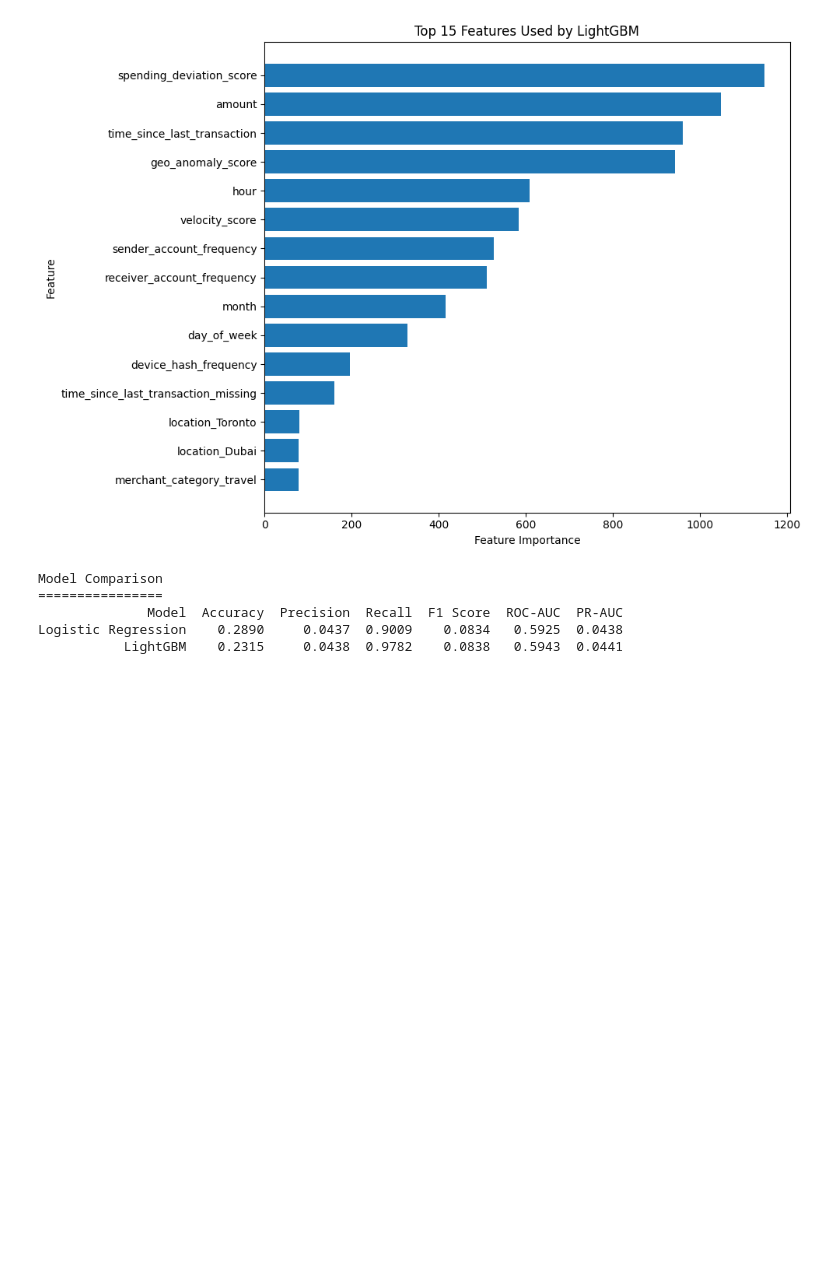
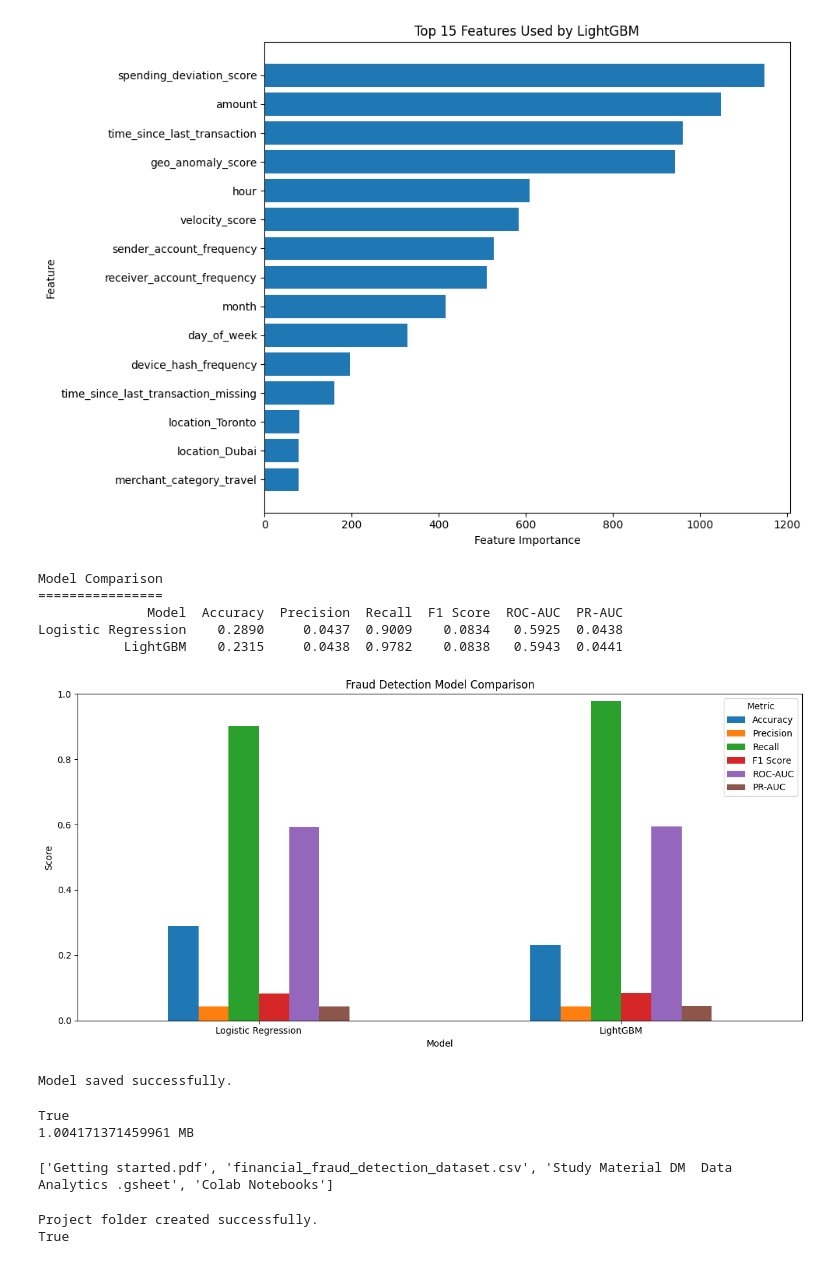
Before and after one commit to ligi-data-analytics/Real-time-financial-fraud-detection, a Jupyter notebook: 01_EDA.ipynb, the cells around one changed output. Drawn from its saved outputs; the diff is of its cells as text; code cells hidden in the pictures; blank space fills up the shorter version.

```diff
--- a/01_EDA.ipynb
+++ b/01_EDA.ipynb
@@ -1781,3 +1781,70 @@ Model Comparison
               Model  Accuracy  Precision  Recall  F1 Score  ROC-AUC  PR-AUC
 Logistic Regression    0.2890     0.0437  0.9009    0.0834   0.5925  0.0438
            LightGBM    0.2315     0.0438  0.9782    0.0838   0.5943  0.0441
+# %%
+import matplotlib.pyplot as plt
+import pandas as pd
+
+model_comparison = pd.DataFrame({
+    "Model": ["Logistic Regression", "LightGBM"],
+    "Accuracy": [0.2890, 0.2315],
+    "Precision": [0.0437, 0.0438],
+    "Recall": [0.9009, 0.9782],
+    "F1 Score": [0.0834, 0.0838],
+    "ROC-AUC": [0.5925, 0.5943],
+    "PR-AUC": [0.0438, 0.0441]
+})
+
+metrics = ["Accuracy", "Precision", "Recall", "F1 Score", "ROC-AUC", "PR-AUC"]
+
+ax = model_comparison.set_index("Model")[metrics].plot(
+    kind="bar",
+    figsize=(12, 6)
+)
+
+plt.title("Fraud Detection Model Comparison")
+plt.ylabel("Score")
+plt.xlabel("Model")
+plt.xticks(rotation=0)
+plt.ylim(0, 1)
+plt.legend(title="Metric")
+plt.tight_layout()
+
+plt.savefig("model_comparison.png", dpi=300, bbox_inches="tight")
+plt.show()
+# %% [output]
+[figure, added]
+# %%
+import joblib
+
+joblib.dump(lgbm_model, "fraud_detection_lgbm_model.pkl")
+
+print("Model saved successfully.")
+# %% [output]
+Model saved successfully.
+# %%
+import os
+
+print(os.path.exists("fraud_detection_lgbm_model.pkl"))
+print(os.path.getsize("fraud_detection_lgbm_model.pkl") / (1024 * 1024), "MB")
+# %% [output]
+True
+1.004171371459961 MB
+# %%
+import os
+
+print(os.listdir("/content/drive/MyDrive")[:30])
+# %% [output]
+['Getting started.pdf', 'financial_fraud_detection_dataset.csv', 'Study Material DM  Data Analytics .gsheet', 'Colab Notebooks']
+# %%
+import os
+
+project_folder = "/content/drive/MyDrive/Real-time-financial-fraud-detection"
+
+os.makedirs(project_folder, exist_ok=True)
+
+print("Project folder created successfully.")
+print(os.path.exists(project_folder))
+# %% [output]
+Project folder created successfully.
+True
```
Also changed, not shown: parts of 38 cells of this notebook.
